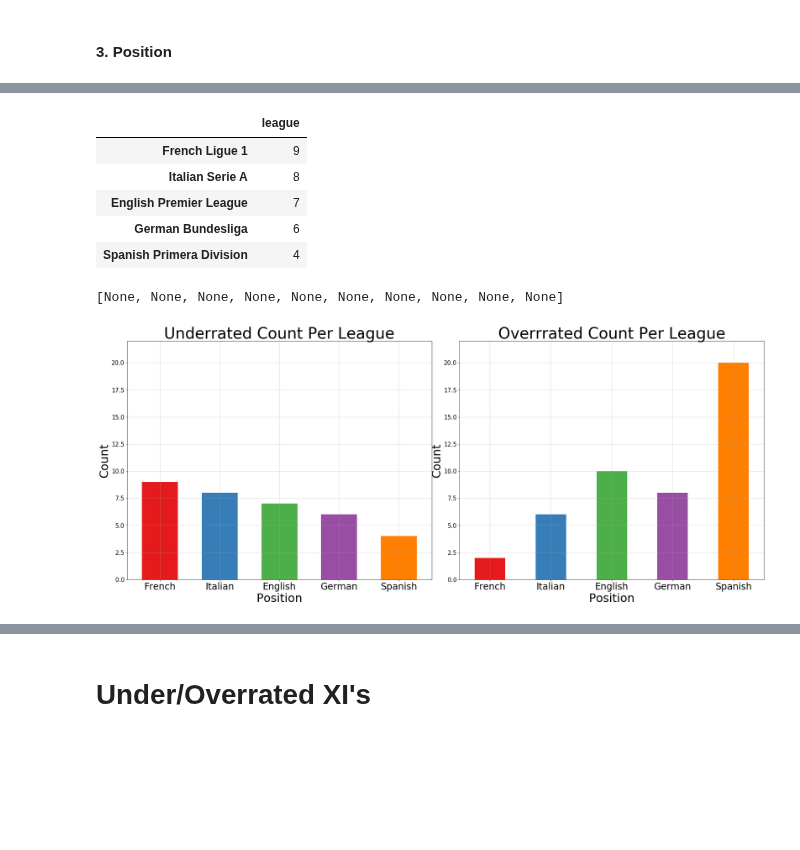
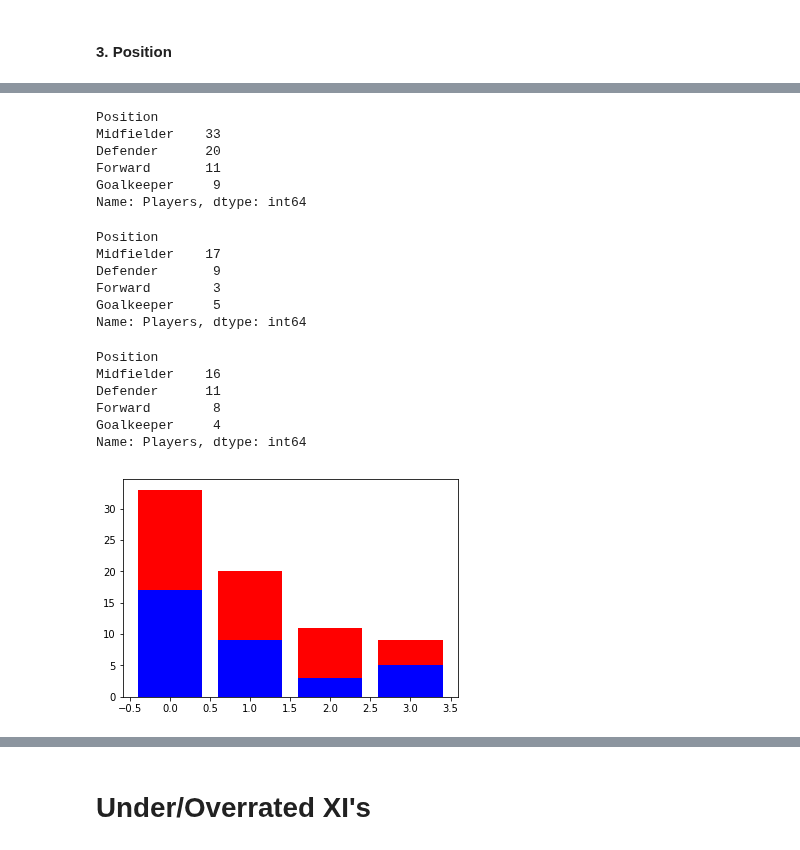
Before and after one commit to markkennedy3/Fifa-vs-Real-Life, a Jupyter notebook: notebooks/final/800_RQ1.ipynb, the cells around one changed output, grey strips where cells are left out. Drawn from its saved outputs; the diff is of its cells as text; code cells hidden in the pictures; blank space fills up the shorter version.

```diff
--- a/notebooks/final/800_RQ1.ipynb
+++ b/notebooks/final/800_RQ1.ipynb
@@ -702,40 +631,39 @@ overrated_players_bar = overrated_players_bar.to_frame().transpose().transpose()
-# %%
-underrated_players_bar
-# %% [output]
-|  | league |
-| French Ligue 1 | 9 |
-| Italian Serie A | 8 |
-| English Premier League | 7 |
-| German Bundesliga | 6 |
-| Spanish Primera Division | 4 |
-# %%
-fig = plt.figure(figsize=(45,25))
-
-gs = gridspec.GridSpec(2,6)
-ax0 = plt.subplot(gs[0,0:2])
-ax0.set_ylim([0,22])
-ax0.set_ylabel('Count',size=30)
-ax0.set_xlabel('Position',size=30)
-ax0.set_title('Underrated Count Per League',size=40)
-test = underrated_players_bar.plot(ax=ax0,kind='bar',width=0.6,color=[plt.cm.Set1(np.arange(len(underrated_players_bar)))],grid=True)
-ax0.grid(alpha=0.5)
-ax0.legend_.remove()
-
-ax1 = plt.subplot(gs[0,2:4])
-ax1.set_ylim([0,22])
-ax1.set_title('Overrrated Count Per League',size=40)
-ax1.set_ylabel('Count',size=30)
-ax1.set_xlabel('Position',size=30)
-overrated_players_bar.plot(ax=ax1,kind='bar',width=0.5,color=[plt.cm.Set1(np.arange(len(overrated_players_bar)))],grid=True)
-ax1.grid(alpha=0.5)
-ax1.legend_.remove()
-
-labels=['French','Italian','English','German','Spanish']
-
-ax0.set_xticklabels(labels)
-ax1.set_xticklabels(labels)
-plt.setp(ax0.get_xticklabels(), rotation='horizontal', fontsize=24)
-plt.setp(ax1.get_xticklabels(), rotation='horizontal', fontsize=24)
-# %% [output]
-[None, None, None, None, None, None, None, None, None, None]
-[figure, removed]
+# %%
+position_underrated = underrated_players.groupby('Position').count().sort_values('Players', ascending=False)['Players']
+position_underrated
+# %% [output]
+Position
+Midfielder    33
+Defender      20
+Forward       11
+Goalkeeper     9
+Name: Players, dtype: int64
+# %%
+position_underrated_result = underrated_players_result.groupby('Position').count().sort_values('Players', ascending=False)['Players']
+position_underrated_result = position_underrated_result.reindex(['Midfielder','Defender','Forward','Goalkeeper'])
+position_underrated_result
+# %% [output]
+Position
+Midfielder    17
+Defender       9
+Forward        3
+Goalkeeper     5
+Name: Players, dtype: int64
+# %%
+difference = position_underrated - position_underrated_result
+difference
+# %% [output]
+Position
+Midfielder    16
+Defender      11
+Forward        8
+Goalkeeper     4
+Name: Players, dtype: int64
+# %%
+X = range(4)
+
+plt.bar(X, position_underrated_result, color = 'b')
+plt.bar(X, difference, color = 'r', bottom = position_underrated_result)
+plt.show()
+# %% [output]
+[figure, added]
```
Also changed, not shown: parts of 27 cells of this notebook.
